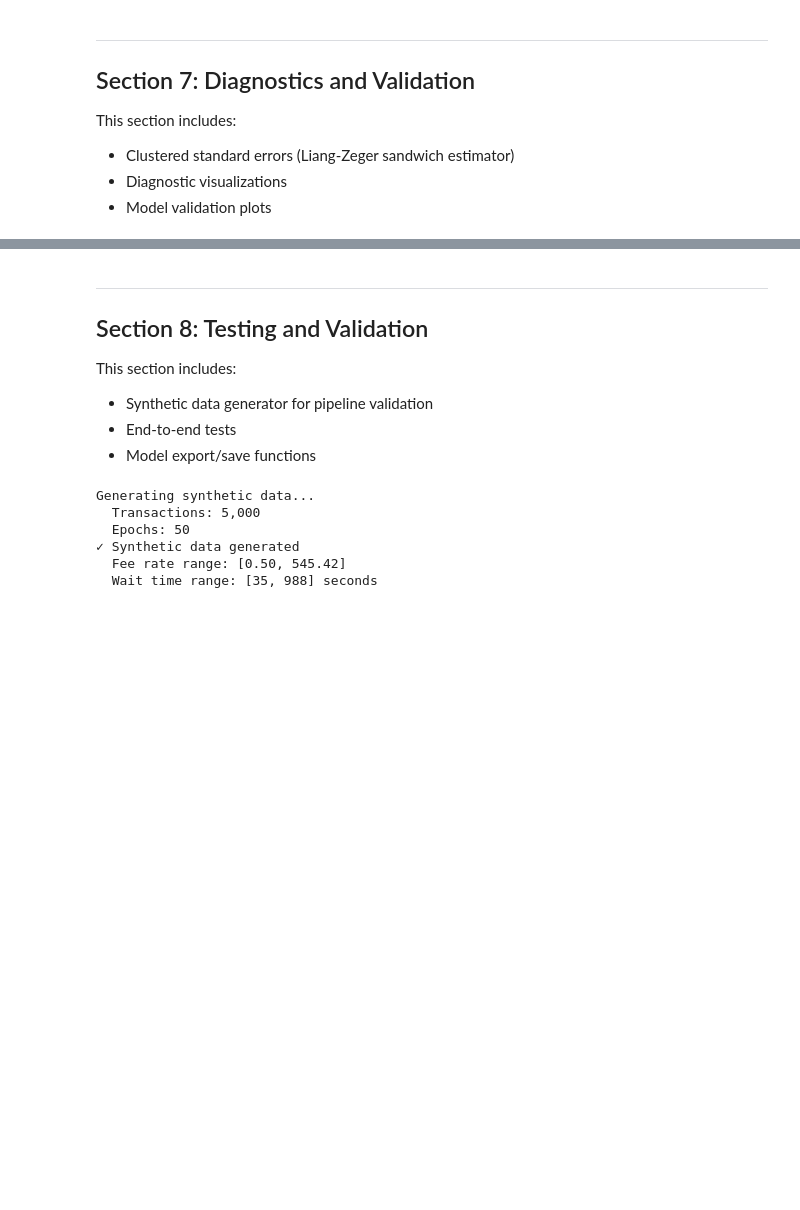
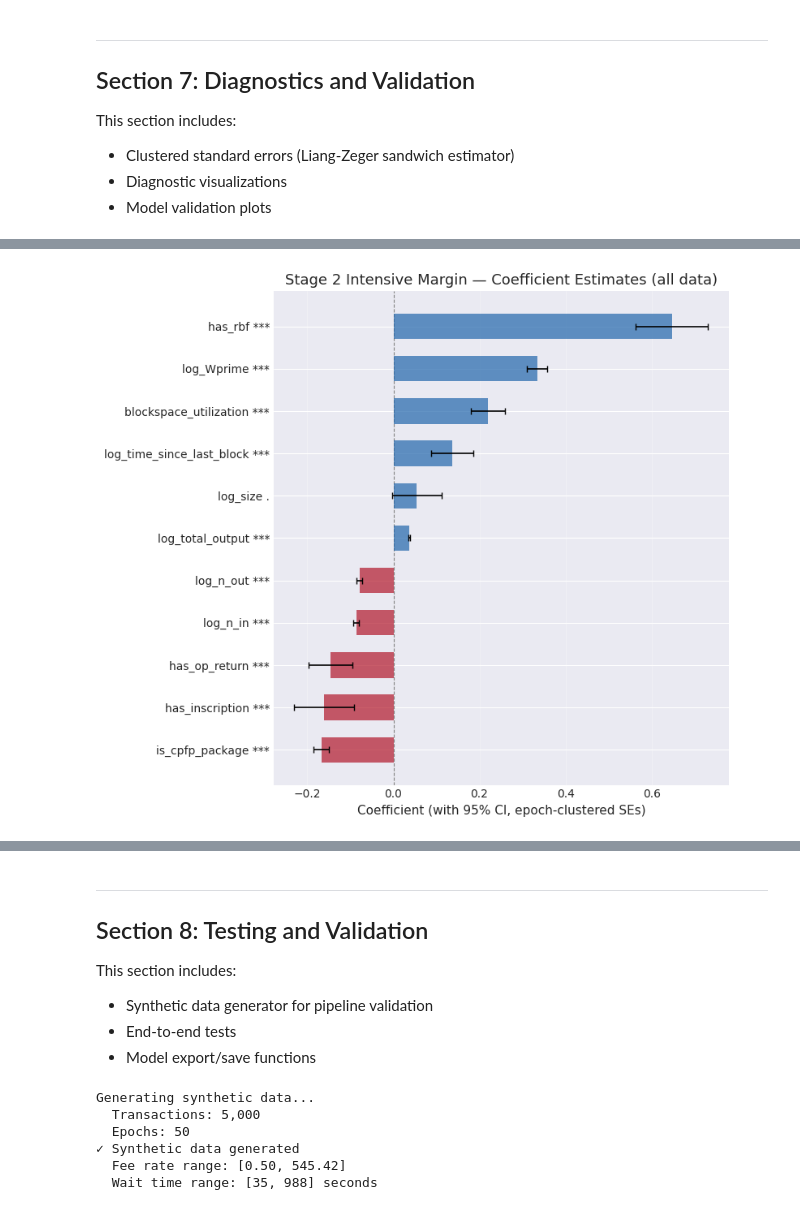
Before and after one commit to Krisp140/bitcoin-fee, a Jupyter notebook: bitcoin_fee_estimation_pipeline.ipynb, the cells around one changed output, grey strips where cells are left out. Drawn from its saved outputs; the diff is of its cells as text; code cells hidden in the pictures; blank space fills up the shorter version.

```diff
--- a/bitcoin_fee_estimation_pipeline.ipynb
+++ b/bitcoin_fee_estimation_pipeline.ipynb
@@ -3611,7 +3473,7 @@ class BitcoinFeeEstimator:
             df['log_Wprime'] = np.log(df['Wprime_hat'].clip(lower=1e-6))
 
         # Get predictions
-        valid_mask = df['log_Wprime'].notna() & df['log_impatience'].notna()
+        valid_mask = df['log_Wprime'].notna()
         df_valid = df[valid_mask].copy()
 
         results = pd.DataFrame({
@@ -3641,7 +3503,6 @@ class BitcoinFeeEstimator:
                 'epoch_duration_minutes': self.config.epoch_duration_minutes,
                 'n_folds': self.config.n_folds,
                 'fee_threshold': self.config.fee_threshold_sat_vb,
-                'spline_knots': self.config.spline_n_knots
             },
             'data': {
                 'n_observations': len(self.df_prepared),
@@ -3883,3 +3788,45 @@ Intensive Margin Coefficients with Clustered SEs:
+# %%
+# =============================================================================
+# Section 7.1b: Coefficient Confidence Interval Plot
+# =============================================================================
+
+plot_df = base_summary[
+    (base_summary['feature'] != 'intercept') & base_summary['se_clustered'].notna()
+].copy()
+plot_df = plot_df.sort_values('coef', ascending=True).reset_index(drop=True)
+
+fig, ax = plt.subplots(figsize=(8, 7))
+
+y_pos = np.arange(len(plot_df))
+colors = ['#2166ac' if c > 0 else '#b2182b' for c in plot_df['coef']]
+
+ax.barh(y_pos, plot_df['coef'], height=0.6, color=colors, alpha=0.7, zorder=2)
+ax.errorbar(plot_df['coef'], y_pos,
+            xerr=np.vstack([
+                plot_df['coef'] - plot_df['ci_lower'],
+                plot_df['ci_upper'] - plot_df['coef']
+            ]),
+            fmt='none', ecolor='black', elinewidth=1.2, capsize=3, zorder=3)
+
+ax.axvline(0, color='grey', linewidth=0.8, linestyle='--', zorder=1)
+
+labels = []
+for _, row in plot_df.iterrows():
+    name = row['feature']
+    stars = row['sig']
+    labels.append(f"{name} {stars}" if stars else name)
+
+ax.set_yticks(y_pos)
+ax.set_yticklabels(labels, fontsize=10)
+ax.set_xlabel('Coefficient (with 95% CI, epoch-clustered SEs)', fontsize=11)
+ax.set_title('Stage 2 Intensive Margin — Coefficient Estimates (all data)', fontsize=13)
+ax.grid(axis='x', alpha=0.3)
+
+fig.tight_layout()
+plt.savefig('plots/stage2_coefficient_ci.png', dpi=150, bbox_inches='tight')
+plt.show()
+# %% [output]
+[figure, added]
 # %%
 # =============================================================================
 # Section 7.2: Diagnostic Visualizations
```
Also changed, not shown: parts of 29 cells of this notebook, 34 other files.
